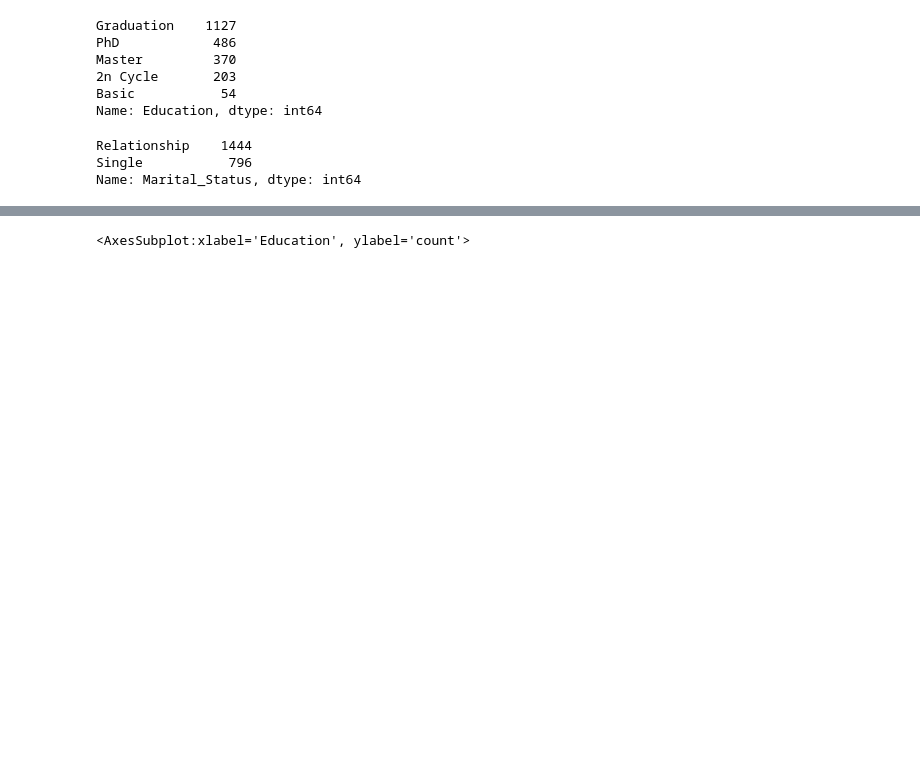
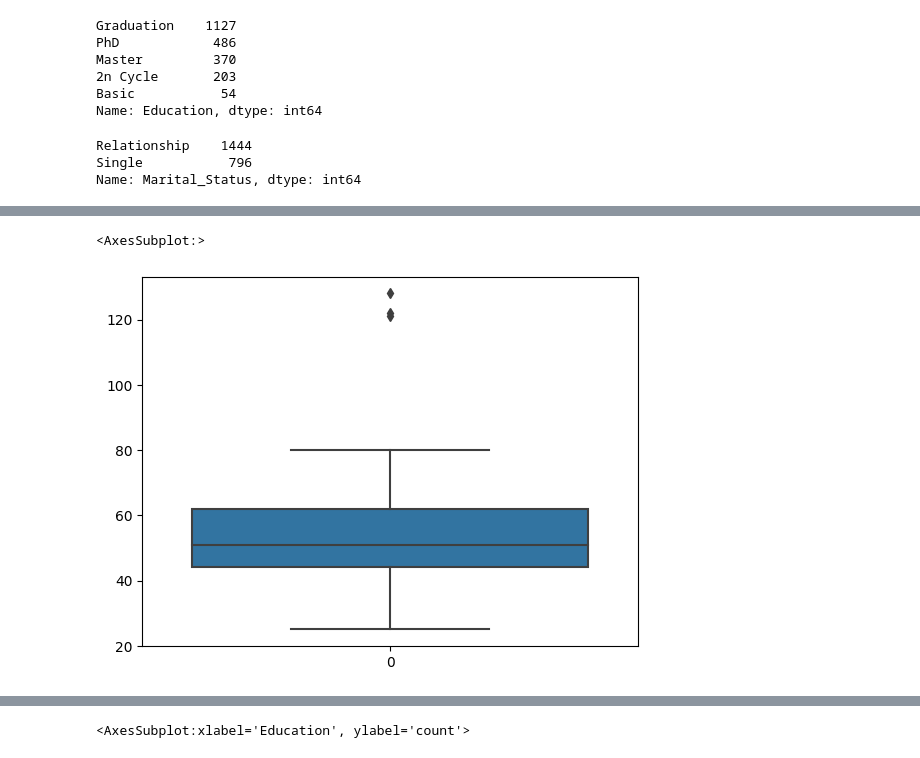
Before and after one commit to yeremiapane/Project-Capstone, a Jupyter notebook: projectCapstone.ipynb, the cells around one changed output, grey strips where cells are left out. Saved outputs shown, nothing was run; the diff lists cells and outputs as text; code cells hidden in the pictures; blank space fills up the shorter version.

```diff
--- a/projectCapstone.ipynb
+++ b/projectCapstone.ipynb
@@ -172,3 +172,11 @@ df.head(20).T
 | NumWebVisitsMonth | 7 | 5 | 4 | 6 | 5 | 6 | 6 | 8 | 9 | 20 | 7 | ... |
 | Complain | 0 | 0 | 0 | 0 | 0 | 0 | 0 | 0 | 0 | 0 | 0 | ... |
 | Children | 0 | 2 | 0 | 1 | 1 | 1 | 1 | 1 | 1 | 2 | 1 | ... |
+# %%
+df['age'] = 2021 - df['Year_Birth']
+df = df.drop(df['Year_Birth'])
+# Show Oulier
+sns.boxplot(df['age'])
+# %% [output]
+<AxesSubplot:>
+[figure, added]
```
Also changed, not shown: parts of 3 cells of this notebook.
